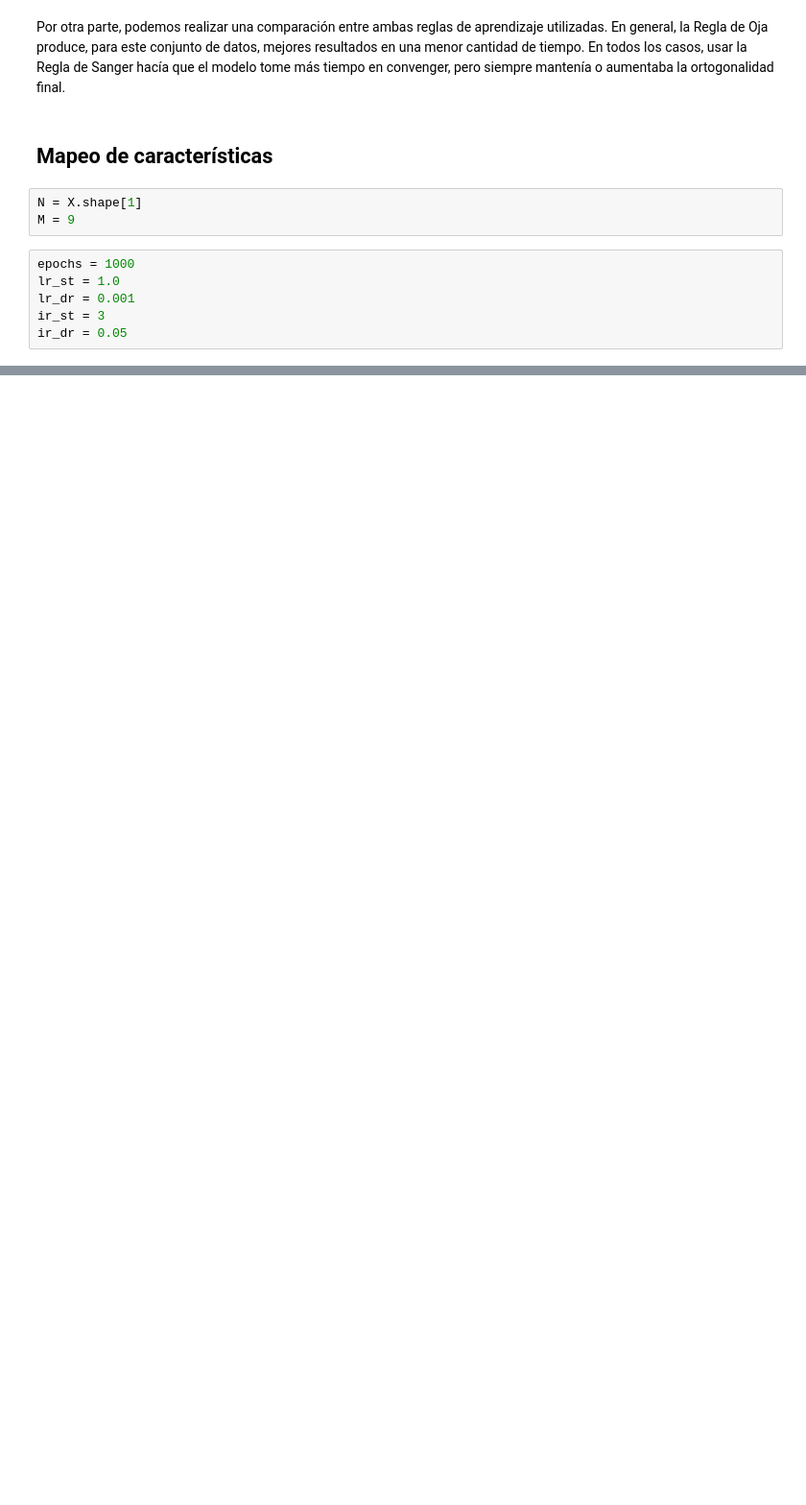
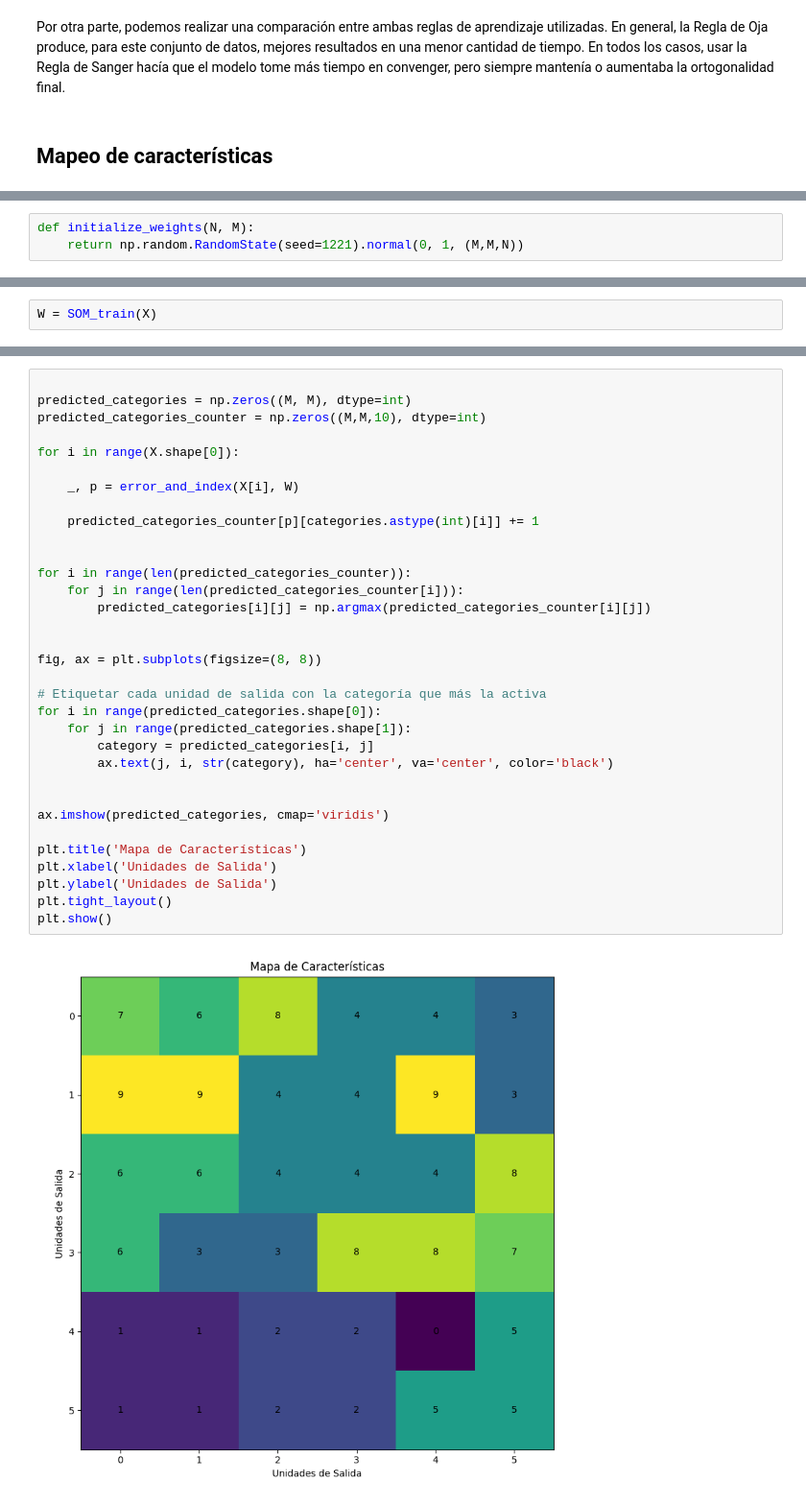
Before and after one commit to sgoldberg27/redes_neuronales-1C2023, a Jupyter notebook: TP2/tp2.ipynb, the cells around one changed output, grey strips where cells are left out. Shown at 96% size. Drawn from its saved outputs; the diff is of its cells as text; blank space fills up the shorter version.

```diff
--- a/TP2/tp2.ipynb
+++ b/TP2/tp2.ipynb
@@ -206,12 +202,3 @@ Luego de experimentar con distintos hiperparámetros de entrenamiento, llegamos
 Por otra parte, podemos realizar una comparación entre ambas reglas de aprendizaje utilizadas. En general, la Regla de Oja produce, para este conjunto de datos, mejores resultados en una menor cantidad de tiempo. En todos los casos, usar la Regla de Sanger hacía que el modelo tome más tiempo en convenger, pero siempre mantenía o aumentaba la ortogonalidad final.
 # %% [markdown]
 ## Mapeo de características
-# %%
-N = X.shape[1]
-M = 9
-# %%
-epochs = 1000
-lr_st = 1.0
-lr_dr = 0.001
-ir_st = 3
-ir_dr = 0.05
@@ -217,0 +209,3 @@ ir_dr = 0.05
+# %%
+def initialize_weights(N, M):
+    return np.random.RandomState(seed=1221).normal(0, 1, (M,M,N))
@@ -265,0 +262,2 @@ plt.show()
+# %%
+W = SOM_train(X)
@@ -265,0 +266,35 @@ plt.show()
+# %%
+
+predicted_categories = np.zeros((M, M), dtype=int)
+predicted_categories_counter = np.zeros((M,M,10), dtype=int)
+
+for i in range(X.shape[0]):
+
+    _, p = error_and_index(X[i], W)
+
+    predicted_categories_counter[p][categories.astype(int)[i]] += 1
+
+
+for i in range(len(predicted_categories_counter)):
+    for j in range(len(predicted_categories_counter[i])):
+        predicted_categories[i][j] = np.argmax(predicted_categories_counter[i][j])
+
+
+fig, ax = plt.subplots(figsize=(8, 8))
+
+# Etiquetar cada unidad de salida con la categoría que más la activa
+for i in range(predicted_categories.shape[0]):
+    for j in range(predicted_categories.shape[1]):
+        category = predicted_categories[i, j]
+        ax.text(j, i, str(category), ha='center', va='center', color='black')
+
+
+ax.imshow(predicted_categories, cmap='viridis')
+
+plt.title('Mapa de Características')
+plt.xlabel('Unidades de Salida')
+plt.ylabel('Unidades de Salida')
+plt.tight_layout()
+plt.show()
+# %% [output]
+[figure, added]
```
Also changed, not shown: parts of 11 cells of this notebook.
